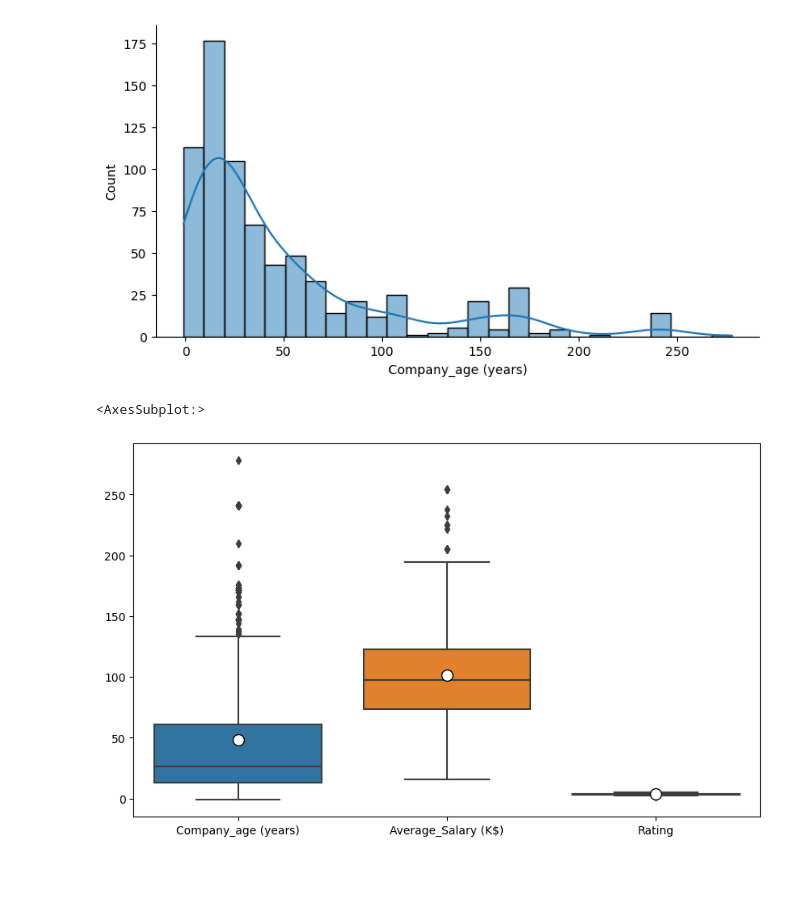
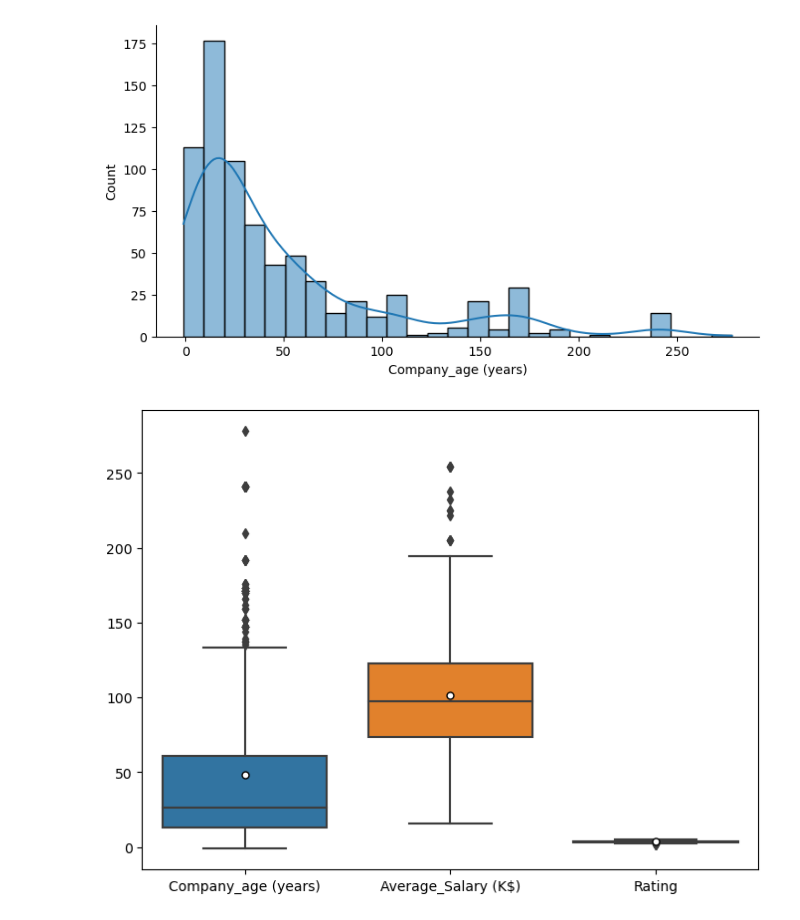
Before and after one commit to yash-meshram/Salary-Prediction-Data-Science-, a Jupyter notebook: Exploratory_data_analysis.ipynb, the cells around one changed output. Saved outputs shown, nothing was run; the diff lists cells and outputs as text; code cells hidden in the pictures; blank space fills up the shorter version.

```diff
--- a/Exploratory_data_analysis.ipynb
+++ b/Exploratory_data_analysis.ipynb
@@ -155,13 +155,13 @@ plt.gcf().set_size_inches(8,4)
 # %%
 sns.boxplot(data = df[['Company_age (years)','Average_Salary (K$)','Rating']],
             showmeans = True,
             meanprops={"marker":"o",
                        "markerfacecolor":"white",
                        "markeredgecolor":"black",
-                      "markersize":"10"})
+                      "markersize":"5"})
+plt.gcf().set_size_inches(8,6)
 # %% [output]
-<AxesSubplot:>
-[figure, old version]
+[figure, new version]
 # %%
 sns.boxplot(data = df['Rating'],
             showmeans = True,
```
Also changed, not shown: parts of 17 cells of this notebook.
